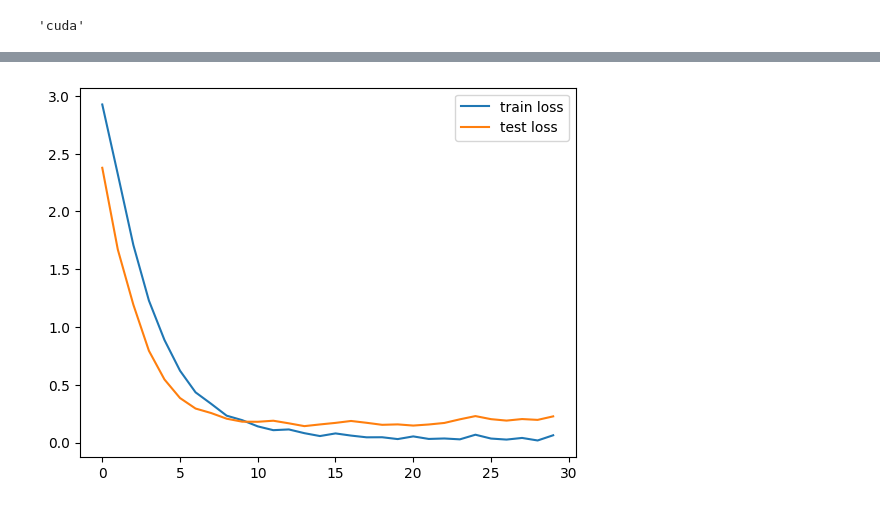
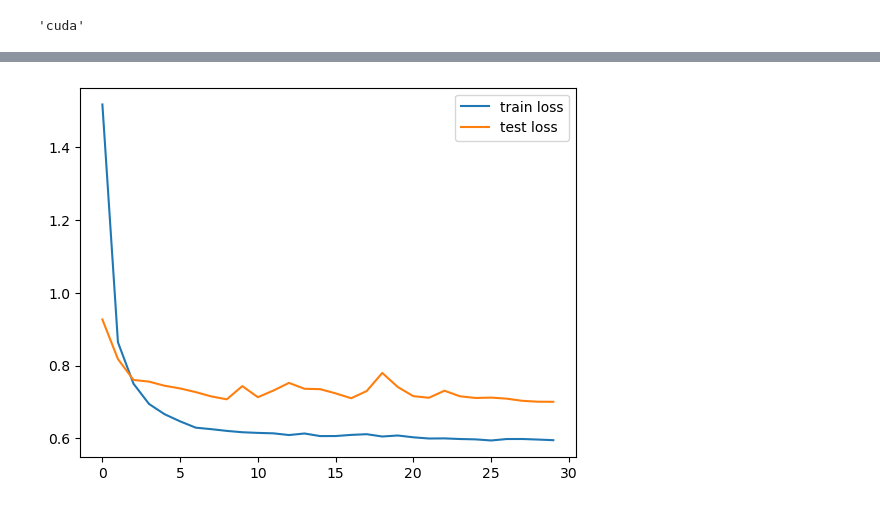
Before and after one commit to linximiao/ml, a Jupyter notebook: 1.ipynb, the cells around one changed output, grey strips where cells are left out. Saved outputs shown, nothing was run; the diff lists cells and outputs as text; code cells hidden in the pictures.

```diff
--- a/1.ipynb
+++ b/1.ipynb
@@ -29,7 +27,7 @@ for i,t in enumerate(f):
         image=image.resize((224,224))
         if image.mode != 'RGB':
             image = image.convert('RGB')
-        x.append(np.array(image))
+        x.append(np.array(image, dtype=np.uint8))
         y.append(i)
 # %%
 class CustomDataset(Dataset):
@@ -542,16 +575,13 @@ Epoch [100/100], train loss: 1.55730, train acc: 48.047 test loss: 1.388557, tes
 # %%
-from efficientnet_pytorch import EfficientNet
+from torchvision.models.efficientnet import efficientnet_b4
 clear()
-net = EfficientNet.from_pretrained('efficientnet-b4')
-net._fc = nn.Sequential(
-    nn.Dropout(0.8),
-    nn.Linear(net._fc.in_features, 256),
-    nn.ReLU(),
-    nn.BatchNorm1d(256),
-    nn.Dropout(0.5),
-    nn.Linear(256, 18)
+net = efficientnet_b4(pretrained=True)
+net.classifier = nn.Sequential(
+    nn.Dropout(0.4),
+    nn.Linear(1792, 18),
 )
 net.to(device)
-net=train(net,epochs=30)
+net=train(net, epochs=30, patience=5)
+torch.save(net, 'efficientnet_b4.pth')
 # %% [output]
-[figure, old version]
+[figure, new version]
```
Also changed, not shown: parts of 20 cells of this notebook.
